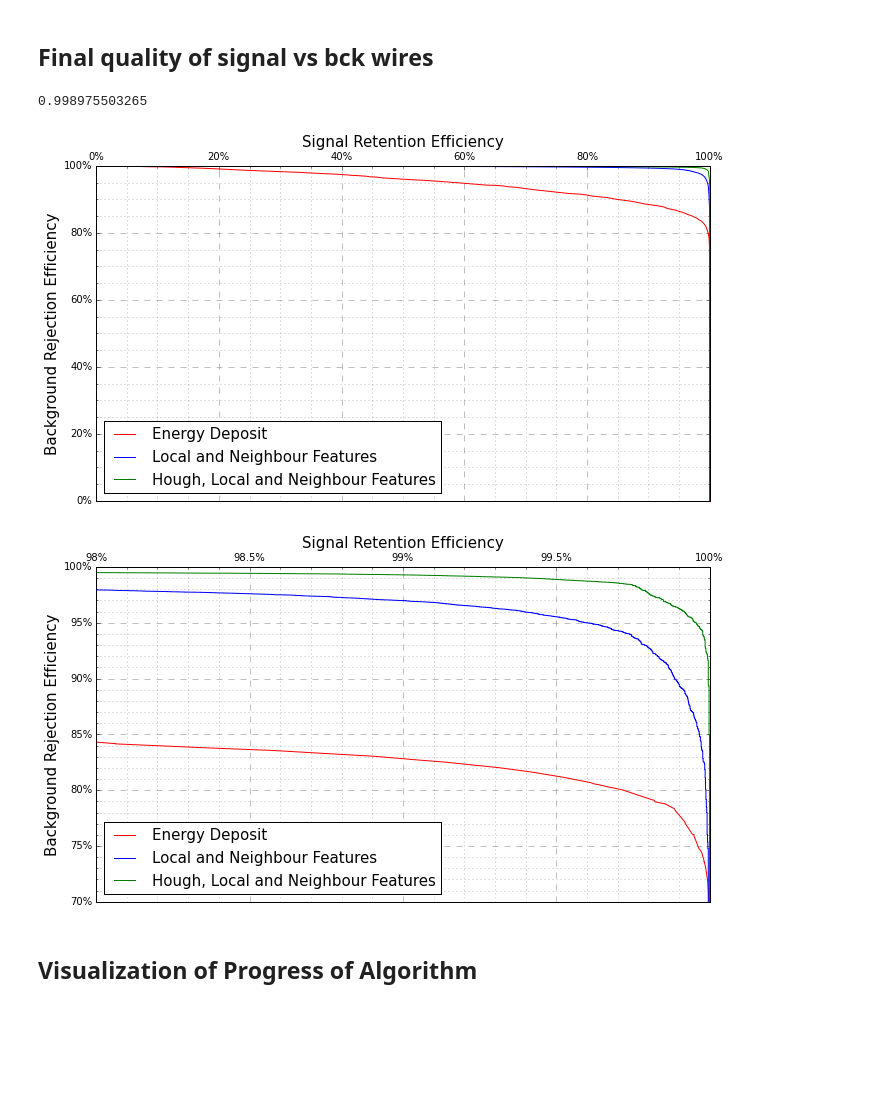
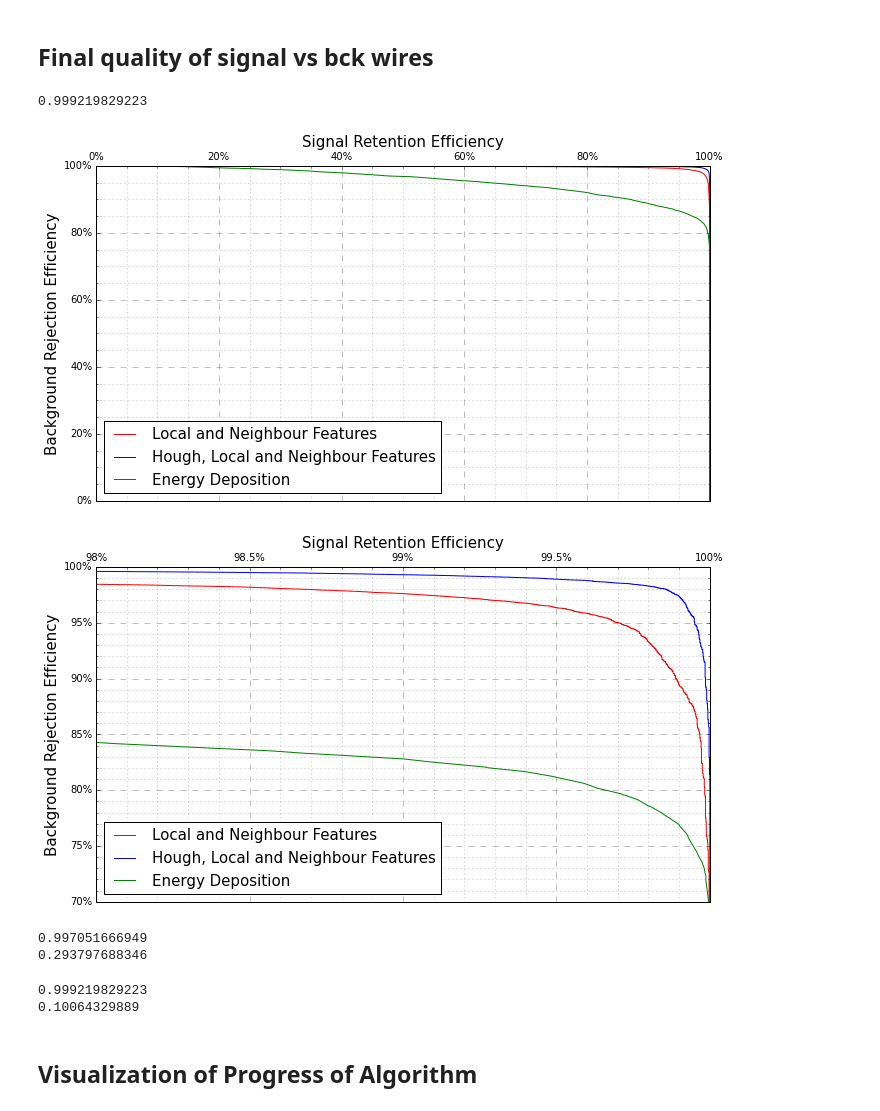
Before and after one commit to ewengillies/track-finding-yandex, a Jupyter notebook: notebooks/MainPipeline.ipynb, the cells around one changed output. Drawn from its saved outputs; the diff is of its cells as text; code cells hidden in the pictures; blank space fills up the shorter version.

```diff
--- a/notebooks/MainPipeline.ipynb
+++ b/notebooks/MainPipeline.ipynb
@@ -232,18 +225,20 @@ nns = sparse.csr_matrix(nns / nns.sum(axis=1))
 ### Since hough has some parameters,  those should be fitted on train data
 # %%
 class HoughTransform(object):
-    def __init__(self, hough_matrix, track_nns, min_percentile=0.97, alpha=12.):
+    def __init__(self, hough_matrix, track_nns, min_percentile=0.97, alpha=2):
         """
         Define a hough transform class that we can fit to the data
 
         :param hough_matrix:    Hough transform matrix
         :param track_neighs:    Nearest neighbour matrix for tracks
-        :param min_percentile:  ???
+        :param min_percentile:  Bottom percentile ignored in hough space
         :param alpha:           Weight of reweight in hough space
         """
         self.hough_matrix = hough_matrix
         self.min_percentile = min_percentile
         self.alpha = alpha
+        # Normalize the hough transform so to decrease bias towards track-centre layers
+        # with better coverage, i.e. more wires in range
         self.normed_corresp = sparse.csr_matrix(hough_matrix / (hough_matrix.sum(axis=1) + 50.))
         self.track_nns = track_nns
 
@@ -255,16 +250,24 @@ class HoughTransform(object):
         """
         #self.n_features = X.shape[1]
 
+        # Center the input distribution around 0
         self.original_mean = X.mean()
         original = X - self.original_mean
 
+        # Transform into hough space
         hough_images = self.normed_corresp.T.dot(original.T).T
 
+        # Use a percentile binning with increased sampling near 1
         x = numpy.linspace(0, 1, 200) ** 0.5
+        # Get the percentile distribution
         self.percentiles = numpy.percentile(hough_images.flatten(), x * 100)
+        # Remove the bottom min_percentile and shift the remaining range to fit in [0-1]
         self.values_at_percentiles = numpy.maximum(0., x - self.min_percentile) / (1. - self.min_percentile)
+        hough_images = numpy.interp(hough_images, self.percentiles, self.values_at_percentiles)
 
+        # Sharpen locally maximum peaks
         hough_images = hough_images * is_max(hough_images, neighs_matrix=self.track_nns, alpha=self.alpha)
+        # Exponentiate the
         hough_images = numpy.exp(self.alpha * hough_images)
         self.mean_hough = hough_images.mean()
 
@@ -278,16 +281,22 @@ class HoughTransform(object):
 
         :return after_hough, hough_images: ???
         """
+        # Center the input distribution around 0
         original = X - self.original_mean
 
+        # Perform the hough transform
         hough_images = self.normed_corresp.T.dot(original.T).T
+        # Remove the bottom min_percentile and shift the remaining range to fit in [0-1]
         hough_images = numpy.interp(hough_images, self.percentiles, self.values_at_percentiles)
 
+        # Reweight hough images by how locally maximal each point is
         hough_images = hough_images * is_max(hough_images, neighs_matrix=self.track_nns, alpha=self.alpha)
+        # Reweight result exponentially
         hough_images = numpy.exp(self.alpha * hough_images)
+        # Center around 0
         hough_images -= self.mean_hough
 
-        # TODO: other matrix here?
+        # Inverse hough transform
         after_hough = self.normed_corresp.dot(hough_images.T).T
 
         return after_hough, hough_images
@@ -317,10 +326,19 @@ train_features_full = train_features + ['Hough']
 hough_gbdt = SklearnClassifier(GradientBoostingClassifier(n_estimators=100),
                                features=train_features_full)
 
-# Add it to the factory
+# Define GBDT over only energy deposit to compare
+dep_gbdt = SklearnClassifier(GradientBoostingClassifier(n_estimators=200),
+                               features=['deposit'])
+
+# Ensure neigh-level GBDT has enough trees to compare properly
+neigh_gbdt.set_params(n_estimators=200)
+
+# Add the classifiers
 factory.add_classifier('Hough, Local and Neighbour Features', hough_gbdt)
+factory.add_classifier('Energy Deposition', dep_gbdt)
+factory['Local and Neighbour Features'] = neigh_gbdt
 # %%
 # Train the classifier
-factory.fit(mask(data_2), mask(data_2)['double_labels'])
+factory.fit(mask(data_2), mask(data_2)['is_signal'])
 pass
 # %% [output]
@@ -331,6 +349,6 @@ Totally spent 126.42 seconds on training
 # %%
 # Test it on the last set of data
-pred_final_diag_3 = factory.test_on(mask(data_3), mask(data_3)['double_labels'])
+pred_final_diag_3 = factory.test_on(mask(data_3), mask(data_3)['is_signal'])
 pred_final_3, pred_final_evt_3 = predict_classifier(hough_gbdt, data_3)
 # %%
 figsize(6.4,6.4)
@@ -374,15 +399,31 @@ corr.plot()
 
 ## Final quality of signal vs bck wires
 # %%
-print roc_auc_score(mask(data_3)['double_labels'], pred_final_3)
+print roc_auc_score(mask(data_3)['is_signal'], pred_final_3)
 figsize(11,6)
-plot_rocs(mask(data_3)["double_labels"], pred_final_diag_3.prediction, zoom=False)
+plot_rocs(mask(data_3)["is_signal"], pred_final_diag_3.prediction, zoom=False)
+plt.savefig("/home/elg112/COMET/Presentations_Papers/group_meetings/images/sklearn_roc.png", bbox_inches="tight")
 show()
-plot_rocs(mask(data_3)["double_labels"], pred_final_diag_3.prediction, zoom=True)
+plot_rocs(mask(data_3)["is_signal"], pred_final_diag_3.prediction, zoom=True)
+plt.savefig("/home/elg112/COMET/Presentations_Papers/group_meetings/images/sklearn_roc_zoom.png", bbox_inches="tight")
 show()
 # %% [output]
-0.998975503265
+0.999219829223
-[figure, old version]
+[figure, new version]
-[figure, old version]
+[figure, new version]
+# %%
+problem_weights_3 = (mask(data_3)['labels'] != 0) * abs(mask(data_3)['is_signal'] - pred_3) ** 2
+print roc_auc_score(mask(data_3)['is_signal'], pred_3)
+print roc_auc_score(mask(data_3)['is_signal'], pred_3, sample_weight=problem_weights_3)
+# %% [output]
+0.997051666949
+0.293797688346
+# %%
+problem_weights_3 = (mask(data_3)['labels'] != 0) * abs(mask(data_3)['is_signal'] - pred_final_3) ** 2
+print roc_auc_score(mask(data_3)['is_signal'], pred_final_3)
+print roc_auc_score(mask(data_3)['is_signal'], pred_final_3, sample_weight=problem_weights_3)
+# %% [output]
+0.999219829223
+0.10064329889
 # %% [markdown]
 ## Visualization of Progress of Algorithm
```
Also changed, not shown: parts of 14 cells of this notebook.
